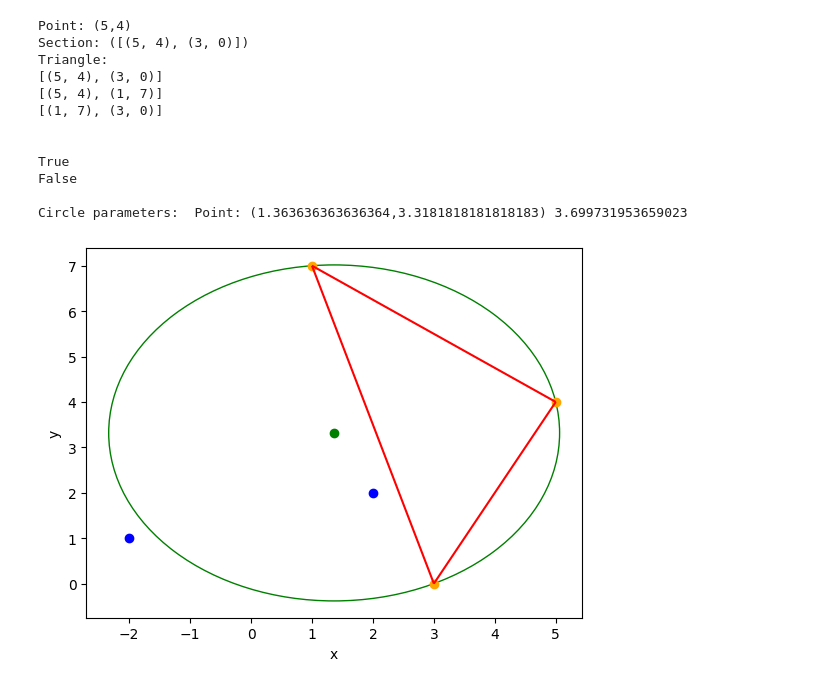
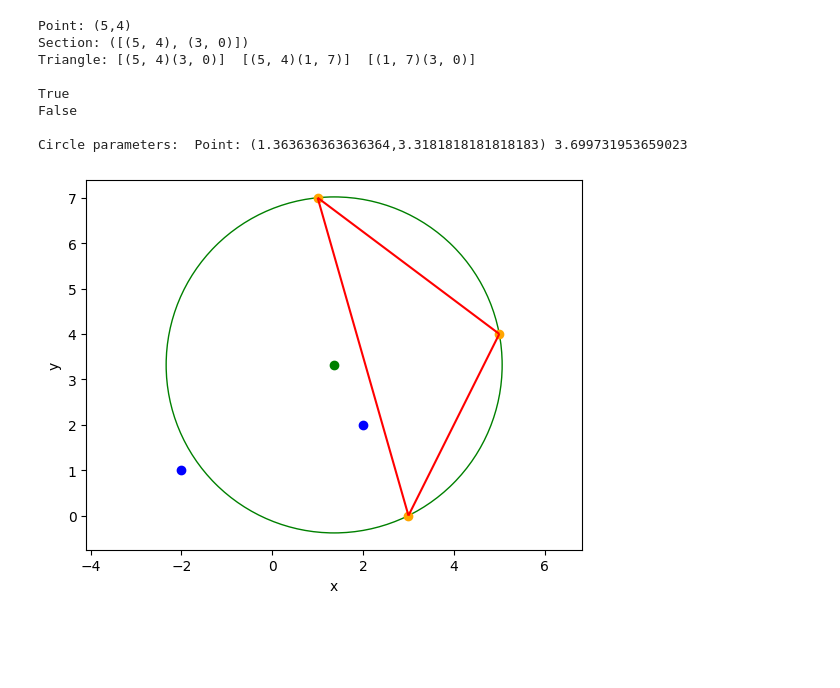
Before and after one commit to Szymbuk/Algorytmy-Geometryczne, a Jupyter notebook: bitalg/Projekt/wizualizacje.ipynb, the cells around one changed output. Drawn from its saved outputs; the diff is of its cells as text; code cells hidden in the pictures; blank space fills up the shorter version.

```diff
--- a/bitalg/Projekt/wizualizacje.ipynb
+++ b/bitalg/Projekt/wizualizacje.ipynb
@@ -25,39 +25,36 @@ print(p4.in_circle(P,r))
 
 
 p5: Point = Point(-2,1)
 P, r = t1.define_circle()
 print(p5.in_circle(P,r))
 
 
 vis = Visualizer()
 
 T1 = Triangle(p1,p2,p3)
 print()
 
 q, r = T1.define_circle()
 
 
 print("Circle parameters: ",q,r)
 vis.add_circle([q.get_cords()[0],q.get_cords()[1],r],fill=False,color="green")
 vis.add_point(q.get_cords(),color="green")
 vis.add_point([p1.get_cords(),p2.get_cords(),p3.get_cords()],color="orange")
 vis.add_line_segment(T1.get_list_edges(),color="red")
 vis.add_point([p4.get_cords(),p5.get_cords()],color = "blue")
+vis.axis_equal()
 vis.show()
 # %% [output]
 Point: (5,4)
 Section: ([(5, 4), (3, 0)])
-Triangle:
-[(5, 4), (3, 0)]
-[(5, 4), (1, 7)]
-[(1, 7), (3, 0)]
-
+Triangle: [(5, 4)(3, 0)]  [(5, 4)(1, 7)]  [(1, 7)(3, 0)]
 
 True
 False
 
 Circle parameters:  Point: (1.363636363636364,3.3181818181818183) 3.699731953659023
-[figure, old version]
+[figure, new version]
 # %%
 vis.show_gif(300)
 # %% [output]
```
Also changed, not shown: parts of 6 cells of this notebook, 8 other files.
